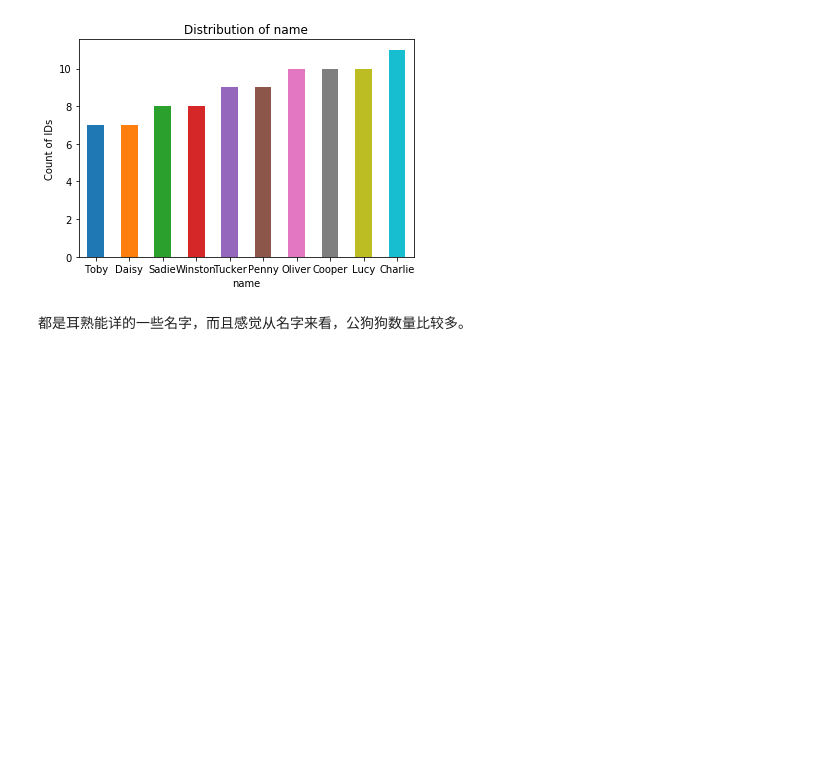
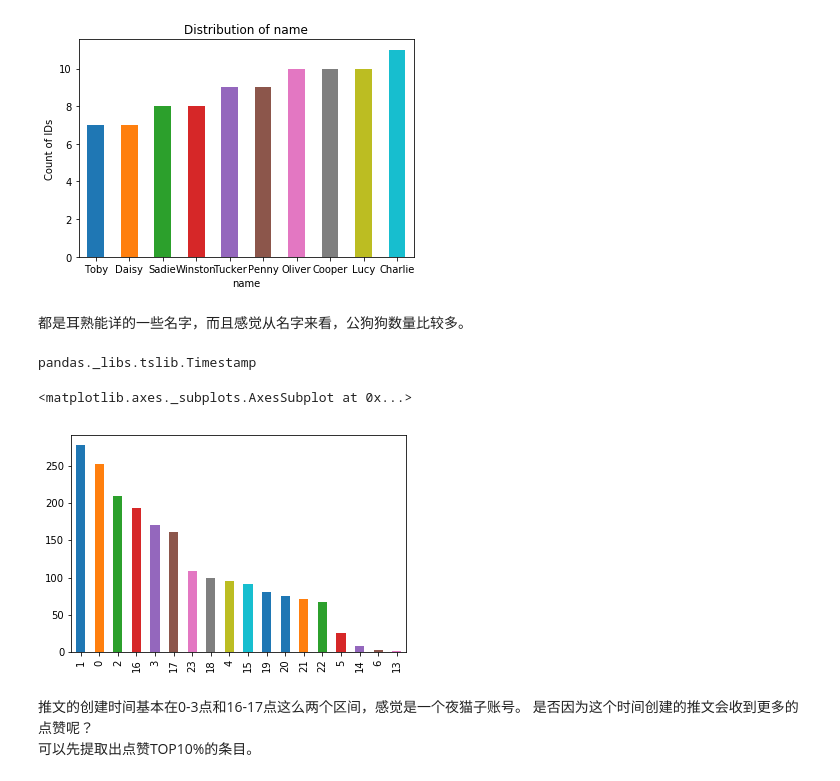
Before and after one commit to Praguexue/dog_data_clean, a Jupyter notebook: wrangle_act.ipynb, the cells around one changed output. Drawn from its saved outputs; the diff is of its cells as text; code cells hidden in the pictures; blank space fills up the shorter version.

```diff
--- a/wrangle_act.ipynb
+++ b/wrangle_act.ipynb
@@ -776,6 +752,8 @@ import seaborn as sns
 Populating the interactive namespace from numpy and matplotlib
 `%matplotlib` prevents importing * from pylab and numpy
   "\n`%matplotlib` prevents importing * from pylab and numpy"
+# %%
+archive_clean = pd.read_csv('twitter_archive_master.csv')
 # %%
 # 首先查看rating_numerator的分布。
 archive_clean.rating_numerator.hist(bins=15)
@@ -883,3 +861,16 @@ plt.ylabel('Count of IDs')
 [figure]
 # %% [markdown]
 都是耳熟能详的一些名字，而且感觉从名字来看，公狗狗数量比较多。
+# %%
+type(archive_clean.created_at[0])
+# %% [output]
+pandas._libs.tslib.Timestamp
+# %%
+archive_clean['hour'] = archive_clean.created_at.apply(lambda x:x.hour)
+archive_clean.hour.value_counts().plot(kind='bar')
+# %% [output]
+<matplotlib.axes._subplots.AxesSubplot at 0x...>
+[figure, added]
+# %% [markdown]
+推文的创建时间基本在0-3点和16-17点这么两个区间，感觉是一个夜猫子账号。 是否因为这个时间创建的推文会收到更多的点赞呢？
+可以先提取出点赞TOP10%的条目。
```
Also changed, not shown: parts of 31 cells of this notebook, 1 other file.
